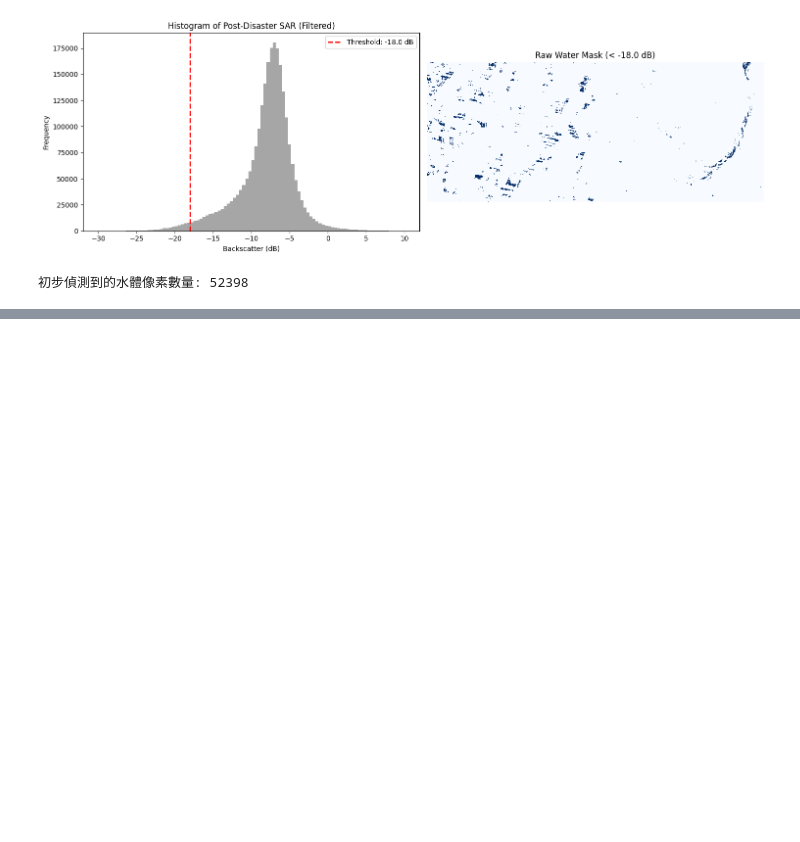
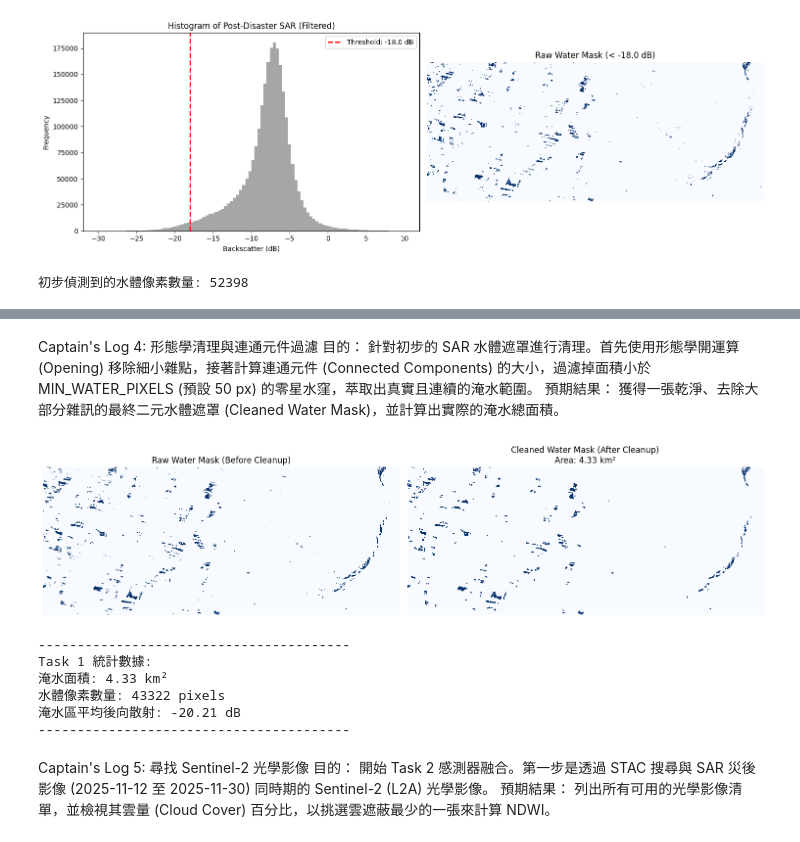
Before and after one commit to Geographish/Homework10, a Jupyter notebook: Week10_ARIA_v70.ipynb, the cells around one changed output, grey strips where cells are left out. Cells and saved outputs as stored; diff of their text form; code cells hidden in the pictures; blank space fills up the shorter version.

```diff
--- a/Week10_ARIA_v70.ipynb
+++ b/Week10_ARIA_v70.ipynb
@@ -173,0 +209,68 @@ print(f"初步偵測到的水體像素數量: {np.sum(raw_water_mask)}")
+# %% [markdown]
+Captain's Log 4: 形態學清理與連通元件過濾
+目的： 針對初步的 SAR 水體遮罩進行清理。首先使用形態學開運算 (Opening) 移除細小雜點，接著計算連通元件 (Connected Components) 的大小，過濾掉面積小於 MIN_WATER_PIXELS (預設 50 px) 的零星水窪，萃取出真實且連續的淹水範圍。
+預期結果： 獲得一張乾淨、去除大部分雜訊的最終二元水體遮罩 (Cleaned Water Mask)，並計算出實際的淹水總面積。
+# %%
+from scipy.ndimage import binary_opening, label
+import matplotlib.patches as mpatches
+
+# 1. 形態學開運算 (去除孤立小雜點)
+# 使用 3x3 的結構元素
+structure = np.ones((3, 3), dtype=bool)
+opened_mask = binary_opening(raw_water_mask, structure=structure)
+
+# 2. 連通元件過濾 (去除面積太小的假水體)
+# [修正這裡] 自動過濾掉 .env 裡的註解
+raw_min_pixels = os.getenv('MIN_WATER_PIXELS', '50')
+min_pixels = int(str(raw_min_pixels).split('#')[0].strip())
+
+labeled_mask, num_features = label(opened_mask)
+component_sizes = np.bincount(labeled_mask.ravel())
+
+# 找出大小 >= min_pixels 的元件 ID (跳過背景 ID 0)
+valid_components = np.where(component_sizes >= min_pixels)[0]
+valid_components = valid_components[valid_components > 0]
+
+# 建立最終的乾淨遮罩
+cleaned_water_mask = np.isin(labeled_mask, valid_components)
+
+# 3. 計算統計數據 (1 像素 = 10m x 10m = 100 m² = 0.0001 km²)
+water_pixel_count = np.sum(cleaned_water_mask)
+flooded_area_km2 = water_pixel_count * 0.0001
+
+# 計算淹水區的平均後向散射值 (Mean Backscatter)
+mean_backscatter = np.nanmean(vv_post_filtered[cleaned_water_mask])
+
+# 4. 繪圖比對：清理前 vs 清理後
+fig, ax = plt.subplots(1, 2, figsize=(15, 5))
+
+ax[0].imshow(raw_water_mask, cmap='Blues', interpolation='none')
+ax[0].set_title('Raw Water Mask (Before Cleanup)')
+ax[0].axis('off')
+
+ax[1].imshow(cleaned_water_mask, cmap='Blues', interpolation='none')
+ax[1].set_title(f'Cleaned Water Mask (After Cleanup)\nArea: {flooded_area_km2:.2f} km²')
+ax[1].axis('off')
+
+plt.tight_layout()
+plt.show()
+
+# 輸出作業要求的數據表資訊
+print("-" * 40)
+print(f"Task 1 統計數據:")
+print(f"淹水面積: {flooded_area_km2:.2f} km²")
+print(f"水體像素數量: {water_pixel_count} pixels")
+print(f"淹水區平均後向散射: {mean_backscatter:.2f} dB")
+print("-" * 40)
+# %% [output]
+[figure, added]
+----------------------------------------
+Task 1 統計數據:
+淹水面積: 4.33 km²
+水體像素數量: 43322 pixels
+淹水區平均後向散射: -20.21 dB
+----------------------------------------
+# %% [markdown]
+Captain's Log 5: 尋找 Sentinel-2 光學影像
+目的： 開始 Task 2 感測器融合。第一步是透過 STAC 搜尋與 SAR 災後影像 (2025-11-12 至 2025-11-30) 同時期的 Sentinel-2 (L2A) 光學影像。
+預期結果： 列出所有可用的光學影像清單，並檢視其雲量 (Cloud Cover) 百分比，以挑選雲遮蔽最少的一張來計算 NDWI。
```
Also changed, not shown: parts of 18 cells of this notebook.
